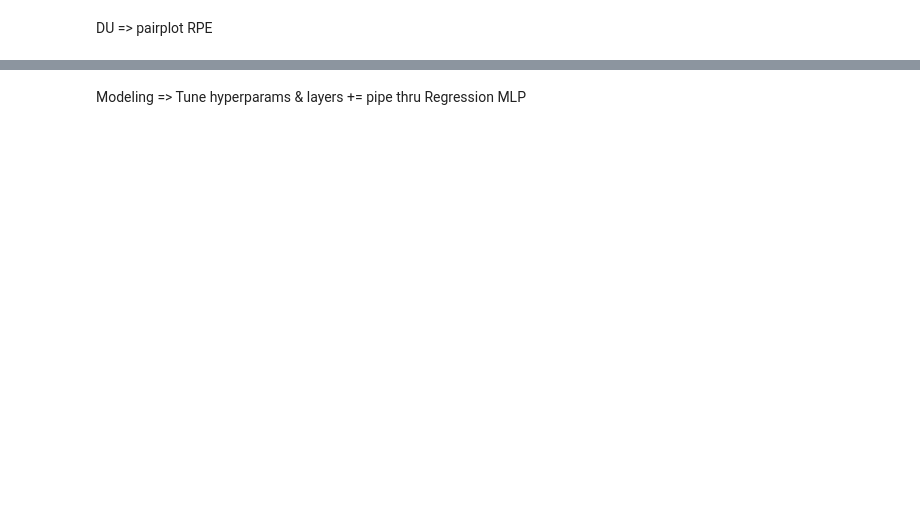
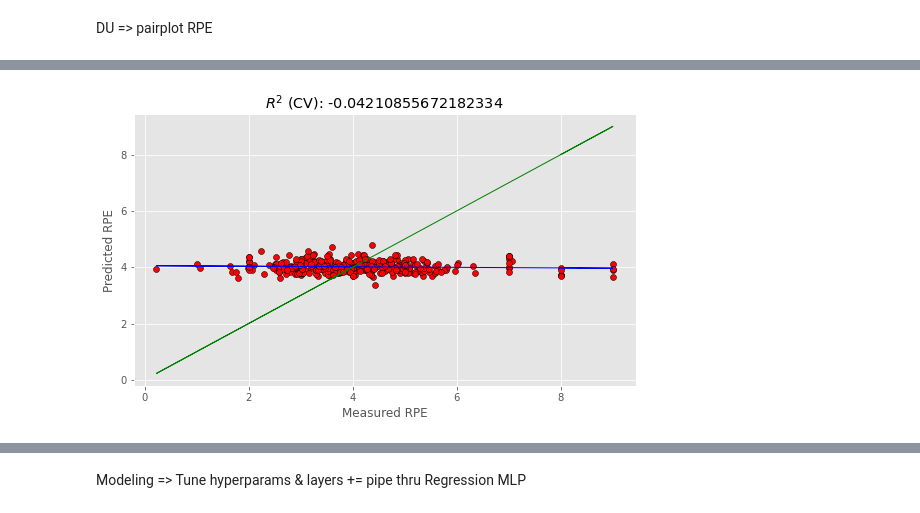
Before and after one commit to djfLtC0dr/python-playground, a Jupyter notebook: DASC522/djfDASC522_final.ipynb, the cells around one changed output, grey strips where cells are left out. Cells and saved outputs as stored; diff of their text form; code cells hidden in the pictures; blank space fills up the shorter version.

```diff
--- a/DASC522/djfDASC522_final.ipynb
+++ b/DASC522/djfDASC522_final.ipynb
@@ -524,0 +436,91 @@ Test set shape
+# %%
+from sklearn.model_selection import train_test_split, cross_val_predict, GridSearchCV
+from sklearn.feature_selection import SelectKBest, f_regression, RFE, f_classif, VarianceThreshold
+from sklearn.compose import ColumnTransformer
+from sklearn.impute import SimpleImputer
+from sklearn.preprocessing import StandardScaler
+from sklearn.decomposition import PCA
+from sklearn.pipeline import Pipeline
+from sklearn import linear_model as lm
+from sklearn.metrics import mean_squared_error, r2_score
+
+# separate the independent and dependent variables
+X = data.loc[:, data.columns != 'rpe']
+y = data.loc[:, data.columns == 'rpe']
+# X = sm.add_constant(X)
+
+# for future piping
+numeric_features = list(X.select_dtypes(include=['float64', 'int64']).columns)
+numeric_transformer = Pipeline(steps=[
+    ('imputer', SimpleImputer(strategy='median')),
+    ('scaler', StandardScaler())])
+
+preprocessor = ColumnTransformer(
+    transformers=[
+        ('num', numeric_transformer, numeric_features)])
+
+
+def pcr(X,y,pc):
+  ''' Principal Component Regression in Python'''
+  ''' Step 1: PCA on input data'''
+
+  # Define the PCA object
+  pca = PCA()
+
+  # Preprocess: Standardize features by removing the mean and scaling to unit variance
+  Xstd = StandardScaler().fit_transform(X)
+
+  # Run PCA producing the reduced variable Xred and select the first pc components
+  Xreg = pca.fit_transform(Xstd)[:,:pc]
+
+  ''' Step 2: regression on selected principal components'''
+
+  # Create linear regression object
+  regr = lm.LinearRegression()
+
+  # Fit
+  regr.fit(Xreg, y)
+
+  # Calibration
+  y_c = regr.predict(Xreg)
+
+  # Cross-validation
+  y_cv = cross_val_predict(regr, Xreg, y, cv=10)
+
+  # Calculate scores for calibration and cross-validation
+  score_c = r2_score(y, y_c)
+  score_cv = r2_score(y, y_cv)
+
+  # Calculate mean square error for calibration and cross validation
+  mse_c = mean_squared_error(y, y_c)
+  mse_cv = mean_squared_error(y, y_cv)
+
+  return(y_cv, score_c, score_cv, mse_c, mse_cv)
+
+predicted, r2r, r2cv, mser, mscv = pcr(X,y, pc=6)
+
+arr_y = np.array(y['rpe'])
+# Regression plot
+z = np.polyfit(arr_y, predicted, 1)
+with plt.style.context(('ggplot')):
+  fig, ax = plt.subplots(figsize=(9, 5))
+  ax.scatter(arr_y, predicted, c='red', edgecolors='k')
+  ax.plot(arr_y, z[1]+z[0]*y, c='blue', linewidth=1)
+  ax.plot(arr_y, arr_y, color='green', linewidth=1)
+  plt.title('$R^{2}$ (CV): '+str(r2cv))
+  plt.xlabel('Measured RPE')
+  plt.ylabel('Predicted RPE')
+  plt.show()
+
+# Define the parameter(s) range
+parameters = {'pca__n_components': np.arange(1,6,1)} # all 6 features
+pcr_pipe = Pipeline([('pca', PCA() ), ('linear_regression', lm.LinearRegression())])
+pcr = GridSearchCV(pcr_pipe, parameters, scoring = 'neg_mean_squared_error')
+
+pcr.fit(X, y)
+# print(pcr.best_estimator_)
+# print(pcr.best_score_)
+pcr.best_estimator_.fit(X, y)
+print("%0.2f MSE" % (-pcr.best_score_))
+# %% [output]
+[figure, added]
```
Also changed, not shown: parts of 12 cells of this notebook.
